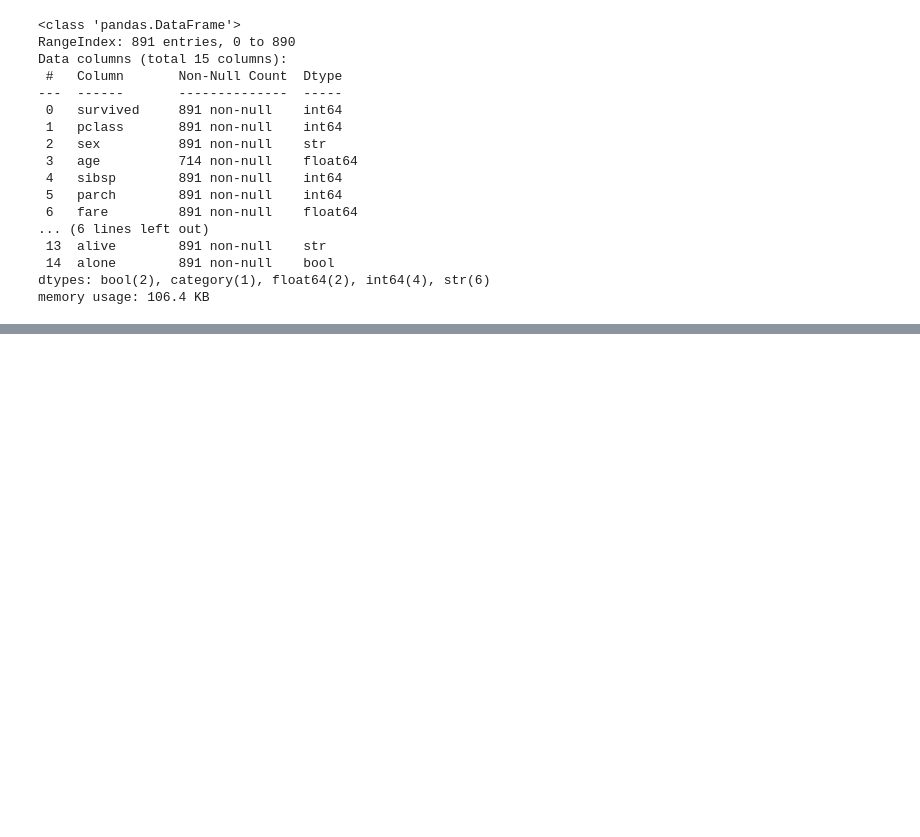
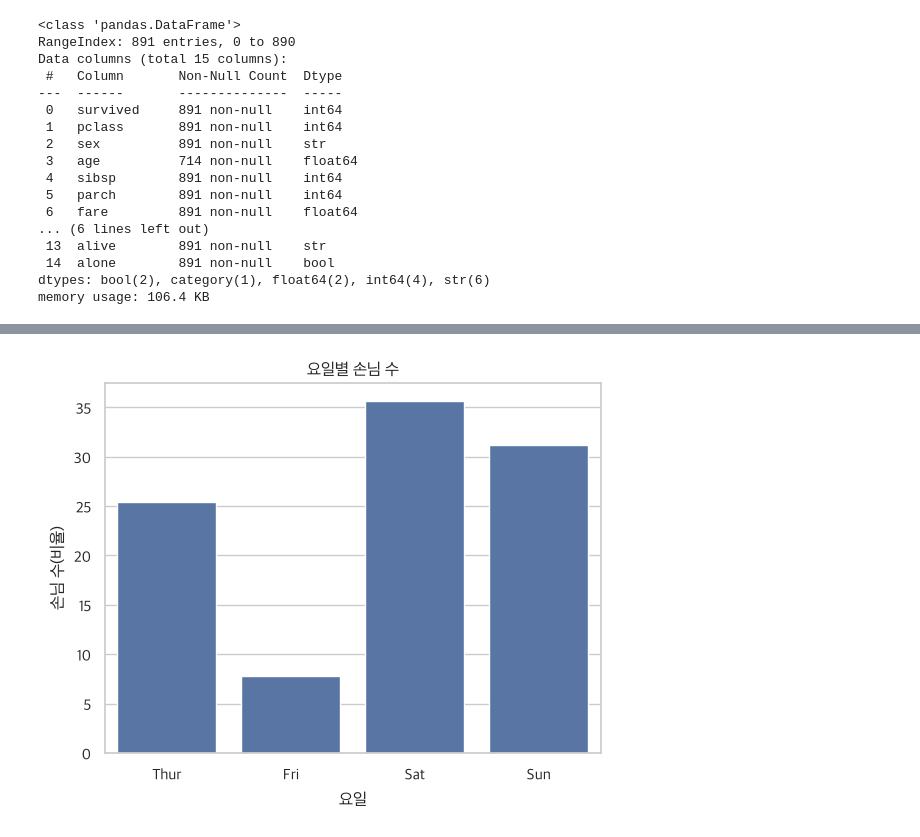
Before and after one commit to YoonTae98/machine_learning, a Jupyter notebook: 01.ipynb, the cells around one changed output, grey strips where cells are left out. Cells and saved outputs as stored; diff of their text form; code cells hidden in the pictures; blank space fills up the shorter version.

```diff
--- a/01.ipynb
+++ b/01.ipynb
@@ -273,0 +295,8 @@ titanic.head(10)
+# %%
+sns.countplot(data = tips, x = "day", stat = "percent")
+plt.title("요일별 손님 수")
+plt.xlabel("요일")
+plt.ylabel("손님 수(비율)")
+plt.show()
+# %% [output]
+[figure, added]
```
Also changed, not shown: parts of 14 cells of this notebook.
